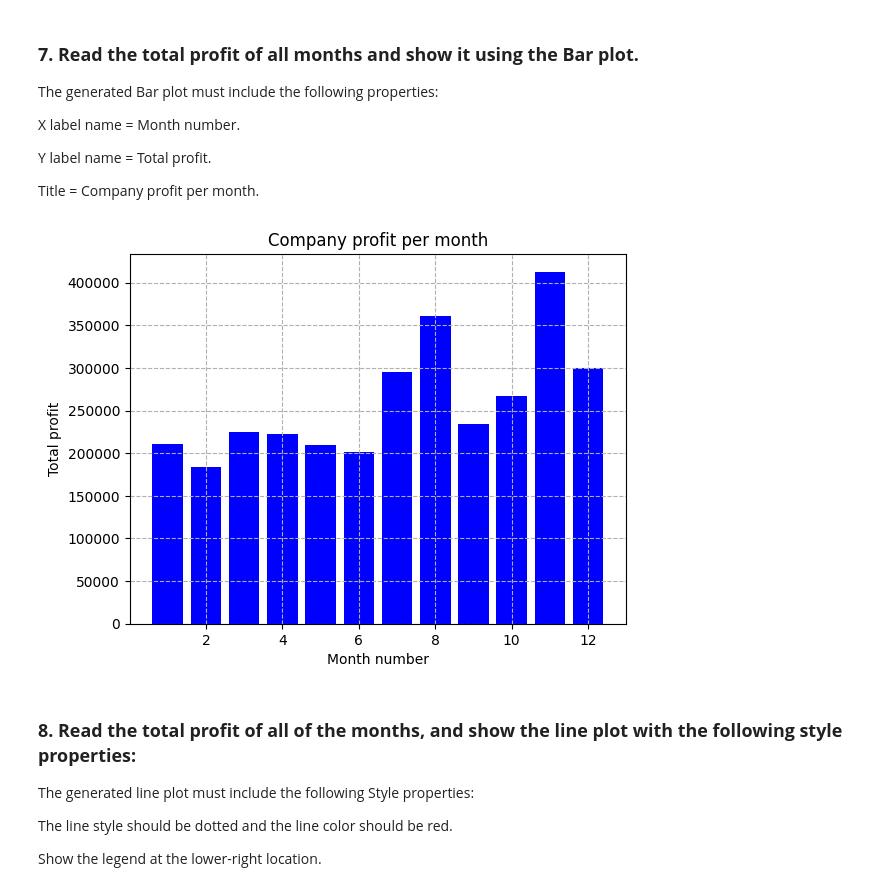
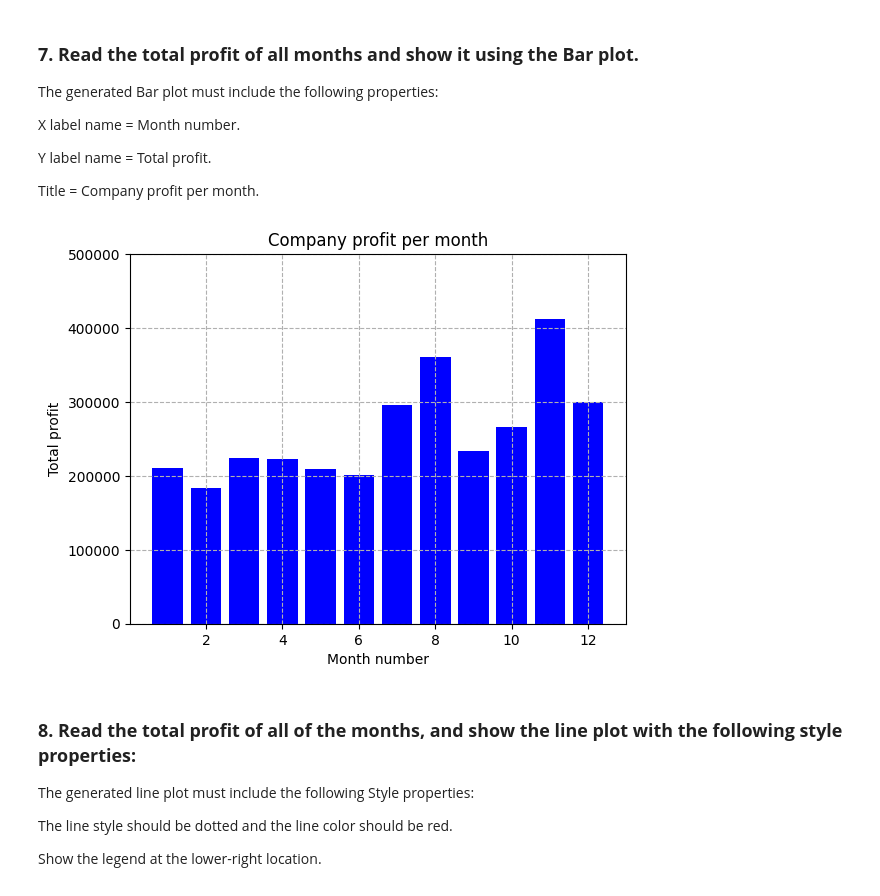
Before and after one commit to DeepaTS/386.5_MatPlotLib, a Jupyter notebook: Deepa__386_SBA_Data_Analysis_and_Visualization_with_Python.ipynb, the cells around one changed output. Saved outputs shown, nothing was run; the diff lists cells and outputs as text; code cells hidden in the pictures.

Commit message:
Added  yticks

```diff
--- a/Deepa__386_SBA_Data_Analysis_and_Visualization_with_Python.ipynb
+++ b/Deepa__386_SBA_Data_Analysis_and_Visualization_with_Python.ipynb
@@ -83,18 +83,20 @@ print(df[['month_number', 'total_profit']])
 # %%
 
 # Create a bar plot
 plt.bar(df['month_number'], df['total_profit'], color='blue')
 
 # Add labels and title
 plt.xlabel("Month number")
 plt.ylabel("Total profit")
 plt.title("Company profit per month")
 
+plt.yticks(range(0,600000, 100000))
+
 # Display the plot
 plt.grid(linestyle = "dashed")
 plt.show()
 # %% [output]
-[figure, old version]
+[figure, new version]
 # %% [markdown]
 ### **8. Read the total profit of all of the months, and show the line plot with    the following style properties:**
 
```
Also changed, not shown: parts of 2 cells of this notebook.
